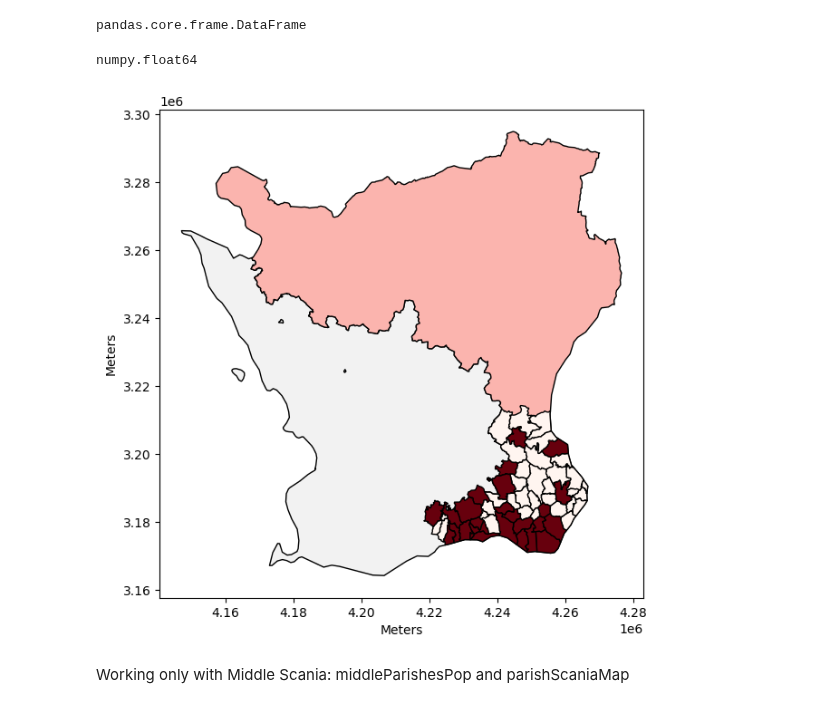
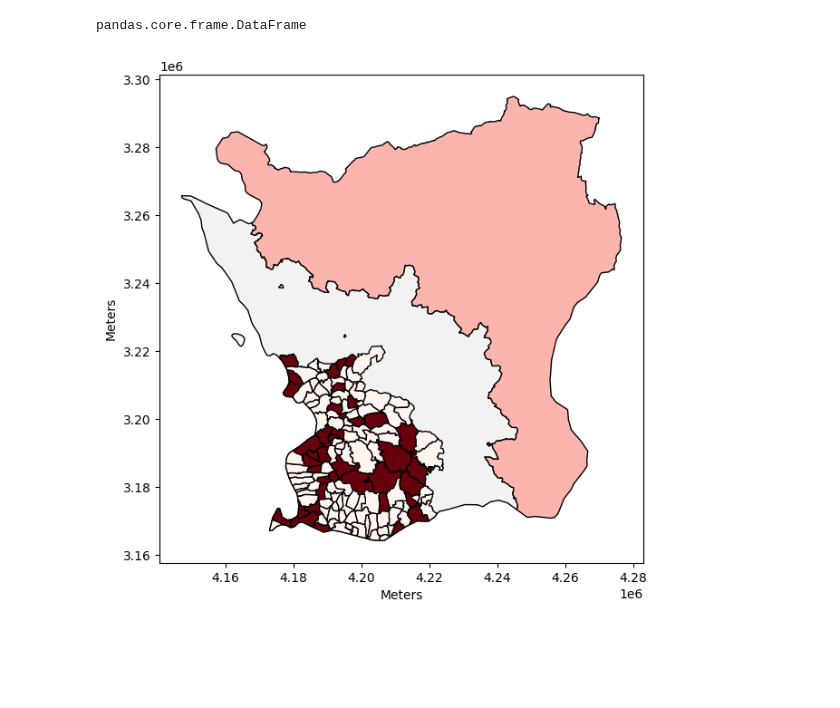
Before and after one commit to polislizarralde/PythonMathematicalModeling, a Jupyter notebook: docs/PlagueProject/southwestScaniadatabase.ipynb, the cells around one changed output. Saved outputs shown, nothing was run; the diff lists cells and outputs as text; code cells hidden in the pictures; blank space fills up the shorter version.

Commit message:
Add map for Southwest Scania

```diff
--- a/docs/PlagueProject/southwestScaniadatabase.ipynb
+++ b/docs/PlagueProject/southwestScaniadatabase.ipynb
@@ -253,9 +159,0 @@ parishScaniaMap.loc[parishScaniaMap['G_NAME'] == 'HÖGS', 'G_NAME'].values[0]
-# %%
-southwestParishMap.at[21, 'G_NAME'] = parishScaniaMap.loc[parishScaniaMap['G_NAME']
-                                                         == 'HÖGS', 'G_NAME'].values[0]
-southwestParishMap.at[97, 'geometry'] = parishScaniaMap.loc[parishScaniaMap['G_NAME']
-                                                         == 'LUNDS', 'geometry'].values[0]
-# southwestParishMap.at[58, 'G_NAME'] = parishScaniaMap.loc[parishScaniaMap['G_NAME']
-#                                                           == 'SJÖRUPS', 'G_NAME'].values[0]
-# southwestParishMap.at[58, 'geometry'] = parishScaniaMap.loc[parishScaniaMap['G_NAME']
-#                                                             == 'SJÖRUPS', 'geometry'].values[0]
@@ -279,2 +181,28 @@ southwestParishMap
+# %%
+# HÖG
+southwestParishMap.at[21, 'G_NAME'] = parishScaniaMap.loc[parishScaniaMap['G_NAME']
+                                                         == 'HÖGS', 'G_NAME'].values[0]
+southwestParishMap.at[21, 'geometry'] = parishScaniaMap.loc[parishScaniaMap['G_NAME']
+                                                         == 'HÖGS', 'geometry'].values[0]
+# ESLÖV
+southwestParishMap.at[31, 'G_NAME'] = parishScaniaMap.loc[parishScaniaMap['G_NAME']
+                                                         == 'ESLÖVS', 'G_NAME'].values[0]
+southwestParishMap.at[31, 'geometry'] = parishScaniaMap.loc[parishScaniaMap['G_NAME']
+                                                         == 'ESLÖVS', 'geometry'].values[0]
+# HÅSLÖV
+southwestParishMap.at[67, 'G_NAME'] = parishScaniaMap.loc[parishScaniaMap['G_NAME']
+                                                         == 'HÅSLÖVS', 'G_NAME'].values[0]
+southwestParishMap.at[67, 'geometry'] = parishScaniaMap.loc[parishScaniaMap['G_NAME']
+                                                         == 'HÅSLÖVS', 'geometry'].values[0]
+# RÄNG
+southwestParishMap.at[71, 'G_NAME'] = parishScaniaMap.loc[parishScaniaMap['G_NAME']
+                                                         == 'RÄNGS', 'G_NAME'].values[0]
+southwestParishMap.at[71, 'geometry'] = parishScaniaMap.loc[parishScaniaMap['G_NAME']
+                                                         == 'RÄNGS', 'geometry'].values[0]
+# LUND
+southwestParishMap.at[95, 'G_NAME'] = parishScaniaMap.loc[parishScaniaMap['G_NAME']
+                                                         == 'LUNDS', 'G_NAME'].values[0]
+southwestParishMap.at[95, 'geometry'] = parishScaniaMap.loc[parishScaniaMap['G_NAME']
+                                                         == 'LUNDS', 'geometry'].values[0]
 # %%
 southwestScaniaMap = gpd.GeoDataFrame(southwestParishMap, geometry='geometry')
@@ -363,10 +267,6 @@ def calculate_quotient(gdf, col1, col2):
     pass
 
 calculate_quotient(southeastScaniaMap, 'VictimsNumber', 'BEF1699')
-# %%
-type(southeastScaniaMap['area_km2'][3])
-# %% [output]
-numpy.float64
 # %%
 # fig, ax = plt.subplots()
 # ims = []
@@ -386,13 +286,11 @@ numpy.float64
 # %%
 fig, ax = plt.subplots(figsize=(10, 7))
 SkaneMap.plot(ax=ax, column="G_NAME", edgecolor='black',
               legend=False, cmap='Pastel1')
-southeastScaniaMap.plot(ax=ax, column="color", cmap='Reds',
+southwestScaniaMap.plot(ax=ax, column="color", cmap='Reds',
                         edgecolor='black', legend=False)
 plt.xlabel('Meters')
 plt.ylabel('Meters')
 plt.show()
 # %% [output]
-[figure, old version]
+[figure, new version]
-# %% [markdown]
-Working only with Middle Scania: middleParishesPop and parishScaniaMap
```
Also changed, not shown: parts of 54 cells of this notebook, 1 other file.
